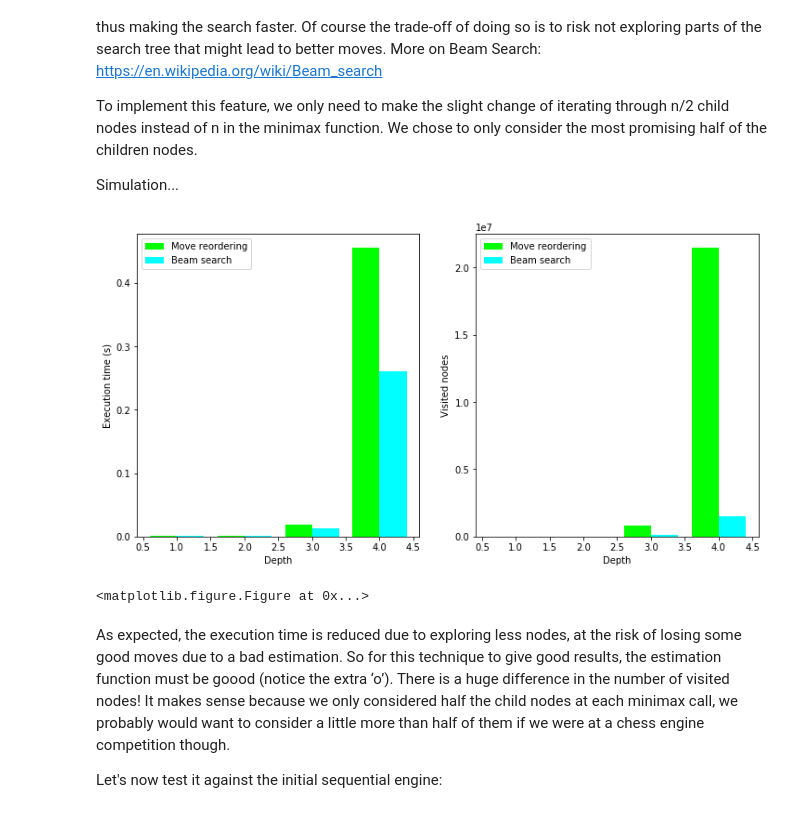
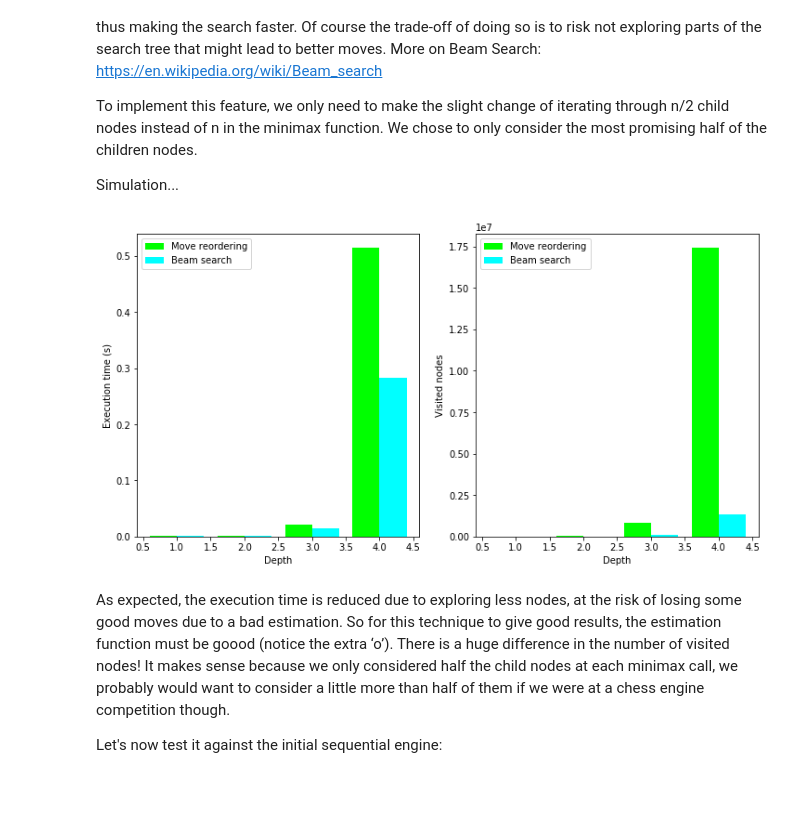
Before and after one commit to hennimohammed/parallel_chess_engine, a Jupyter notebook: parallel_chess_engine.ipynb, the cells around one changed output. Drawn from its saved outputs; the diff is of its cells as text; code cells hidden in the pictures.

```diff
--- a/parallel_chess_engine.ipynb
+++ b/parallel_chess_engine.ipynb
@@ -214,11 +227,10 @@ To implement this feature, we only need to make the slight change of iterating t
 
 Simulation...
 # %%
-stats = simulation("./move_reorder_vs_beam_search", nGames=1)
+stats = simulation("src/move_reorder_vs_beam_search", nGames=3)
 plotting(stats, "Move reordering", "Beam search")
 # %% [output]
-[figure, old version]
+[figure, new version]
-<matplotlib.figure.Figure at 0x...>
 # %% [markdown]
 As expected, the execution time is reduced due to exploring less nodes, at the risk of losing some good moves due to a bad estimation. So for this technique to give good results, the estimation function must be goood (notice the extra ‘o’).
 There is a huge difference in the number of visited nodes! It makes sense because we only considered half the child nodes at each minimax call, we probably would want to consider a little more than half of them if we were at a chess engine competition though.
```
Also changed, not shown: parts of 14 cells of this notebook, 18 other files.
